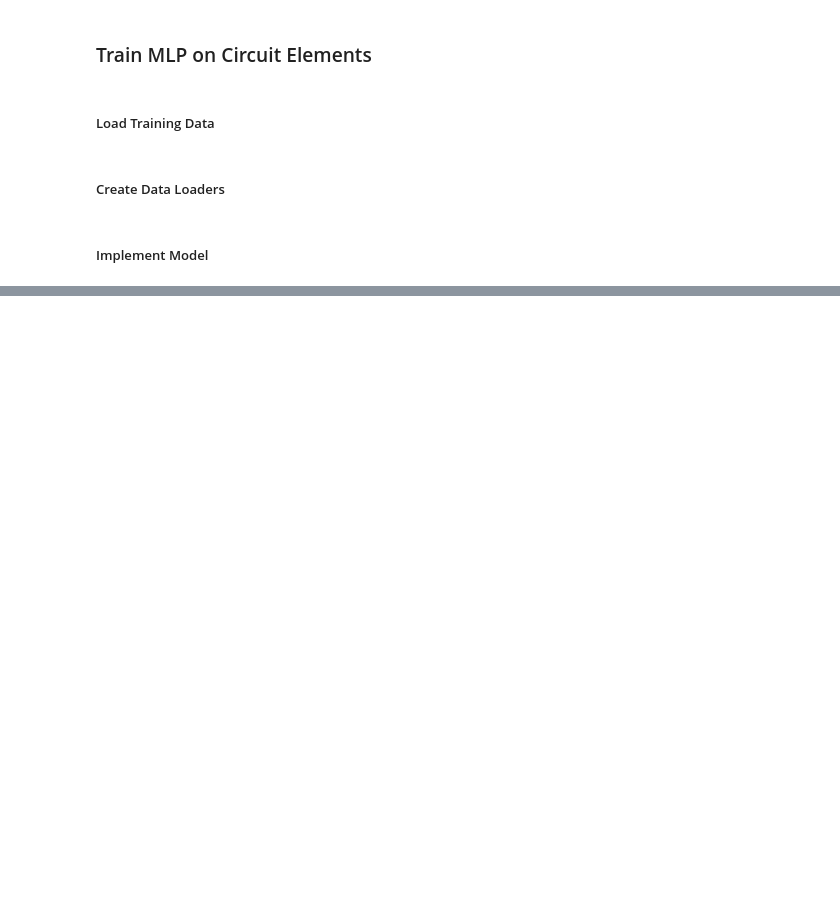
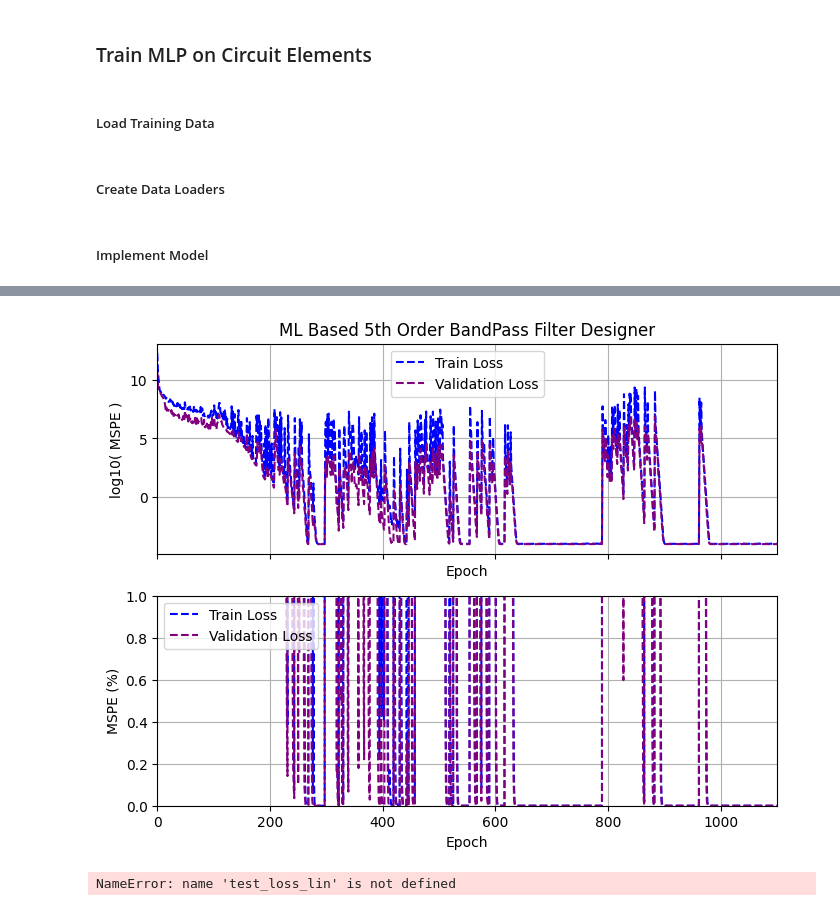
Before and after one commit to ericwilsonsb/_AI_Final_Code, a Jupyter notebook: ML_Training/MLP_training_1.ipynb, the cells around one changed output, grey strips where cells are left out. Drawn from its saved outputs; the diff is of its cells as text; code cells hidden in the pictures; blank space fills up the shorter version.

```diff
--- a/ML_Training/MLP_training_1.ipynb
+++ b/ML_Training/MLP_training_1.ipynb
@@ -90,0 +131,50 @@ KeyboardInterrupt:
+# %%
+# Create figure and a single axes
+fig_mse, (ax_log_mse, ax_mse) = plt.subplots(nrows=2, ncols=1, figsize=(8, 6), sharex=True)
+
+
+
+
+train_loss_lin = hist_train
+val_loss_gt_lin = hist_val
+
+
+train_loss_log = np.log10( train_loss_lin )
+val_loss_gt_log = np.log10( val_loss_gt_lin )
+
+
+# ------------------
+# Log Axes
+ax_log_mse.plot( train_loss_log, label="Train Loss", color='blue', linestyle='--')
+ax_log_mse.plot( val_loss_gt_log, label="Validation Loss", color='purple', linestyle='--')
+
+ax_log_mse.set_xlabel("Epoch")
+ax_log_mse.set_ylabel("log10( MSPE )")
+ax_log_mse.set_title("ML Based 5th Order BandPass Filter Designer")
+ax_log_mse.grid(True)
+ax_log_mse.legend()
+
+# ------------------
+# Linear Axes
+ax_mse.plot( train_loss_lin, label="Train Loss", color='blue', linestyle='--')
+ax_mse.plot(  val_loss_gt_lin, label="Validation Loss", color='purple', linestyle='--')
+
+
+ax_mse.set_ylim(0,1)
+ax_mse.set_xlim(0,1100)
+ax_mse.set_xlabel("Epoch")
+ax_mse.set_ylabel("MSPE (%)")
+ax_mse.grid(True)
+ax_mse.legend()
+
+
+
+
+
+# Show plot
+plt.show()
+
+print(f"Final Test Loss = {test_loss_lin}")
+# %% [output]
+[figure, added]
+NameError: name 'test_loss_lin' is not defined
```
Also changed, not shown: parts of 3 cells of this notebook, 7 other files.
